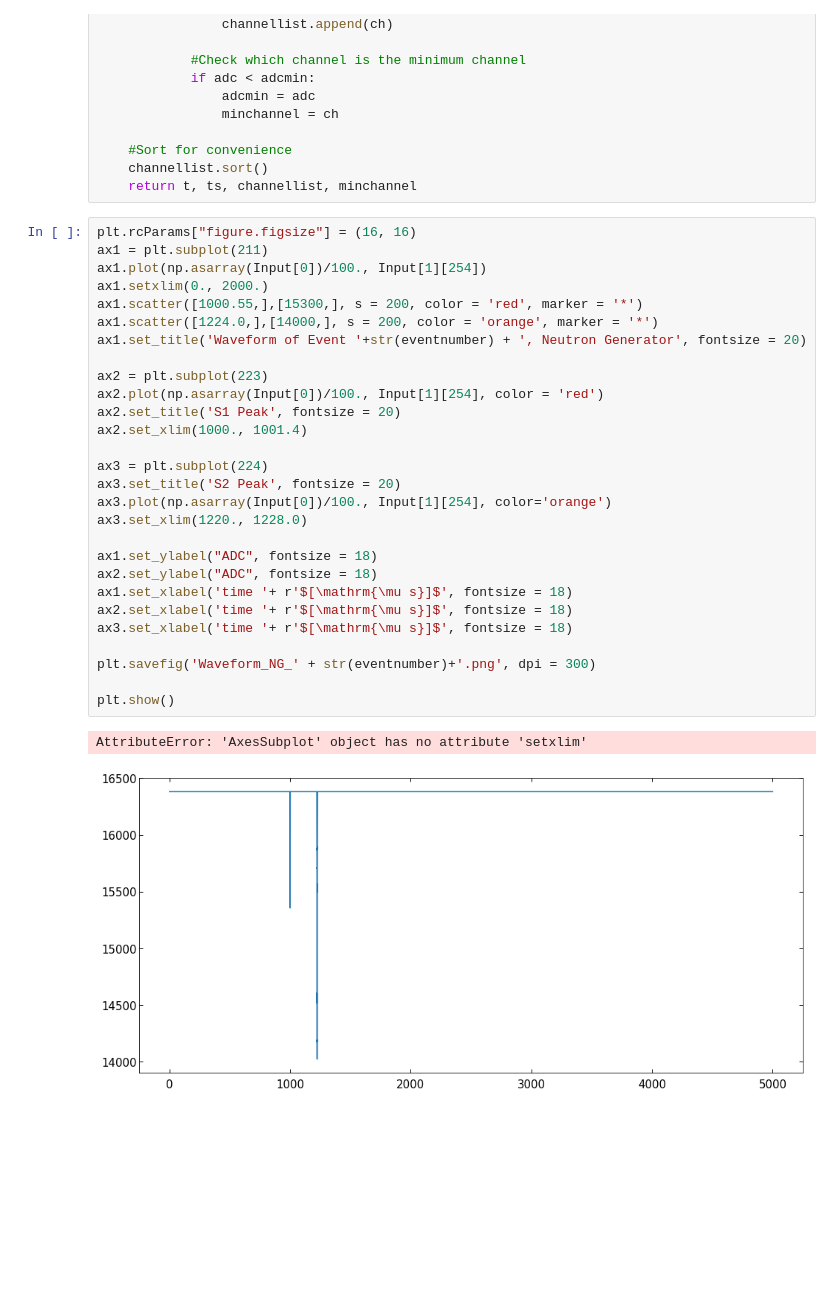
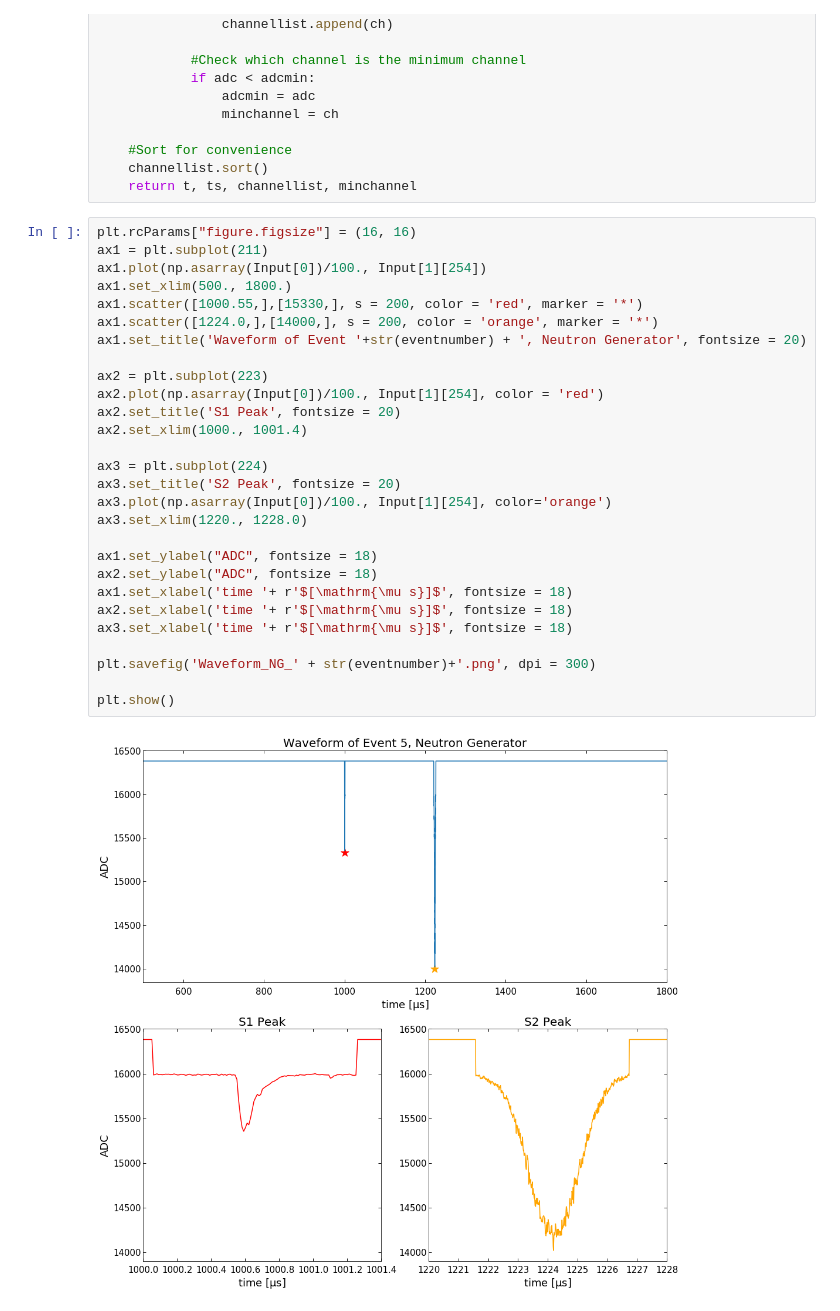
Before and after one commit to wesselrijk/XENON1T_NikhefProject, a Jupyter notebook: DataAnalysis/Plot for final report.ipynb, the cells around one changed output. Cells and saved outputs as stored; diff of their text form; blank space fills up the shorter version.

Commit message:
Add plots for final reports

```diff
--- a/DataAnalysis/Plot for final report.ipynb
+++ b/DataAnalysis/Plot for final report.ipynb
@@ -63,31 +63,30 @@ def Waveform(eventnr,file):
 # %%
 plt.rcParams["figure.figsize"] = (16, 16)
 ax1 = plt.subplot(211)
 ax1.plot(np.asarray(Input[0])/100., Input[1][254])
-ax1.setxlim(0., 2000.)
-ax1.scatter([1000.55,],[15300,], s = 200, color = 'red', marker = '*')
+ax1.set_xlim(500., 1800.)
+ax1.scatter([1000.55,],[15330,], s = 200, color = 'red', marker = '*')
 ax1.scatter([1224.0,],[14000,], s = 200, color = 'orange', marker = '*')
 ax1.set_title('Waveform of Event '+str(eventnumber) + ', Neutron Generator', fontsize = 20)
 
 ax2 = plt.subplot(223)
 ax2.plot(np.asarray(Input[0])/100., Input[1][254], color = 'red')
 ax2.set_title('S1 Peak', fontsize = 20)
 ax2.set_xlim(1000., 1001.4)
 
 ax3 = plt.subplot(224)
 ax3.set_title('S2 Peak', fontsize = 20)
 ax3.plot(np.asarray(Input[0])/100., Input[1][254], color='orange')
 ax3.set_xlim(1220., 1228.0)
 
 ax1.set_ylabel("ADC", fontsize = 18)
 ax2.set_ylabel("ADC", fontsize = 18)
 ax1.set_xlabel('time '+ r'$[\mathrm{\mu s}]$', fontsize = 18)
 ax2.set_xlabel('time '+ r'$[\mathrm{\mu s}]$', fontsize = 18)
 ax3.set_xlabel('time '+ r'$[\mathrm{\mu s}]$', fontsize = 18)
 
 plt.savefig('Waveform_NG_' + str(eventnumber)+'.png', dpi = 300)
 
 plt.show()
 # %% [output]
-AttributeError: 'AxesSubplot' object has no attribute 'setxlim'
-[figure, old version]
+[figure, new version]
```
Also changed, not shown: parts of 3 cells of this notebook, 7 other files.
